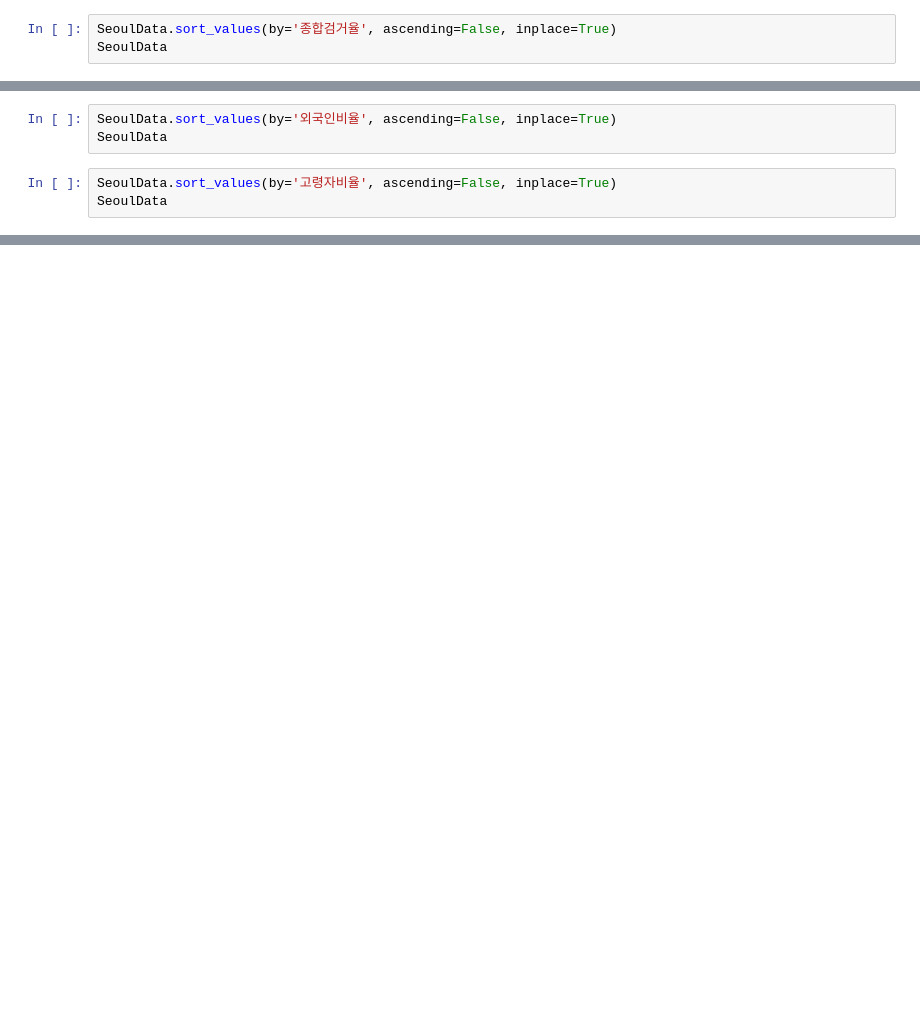
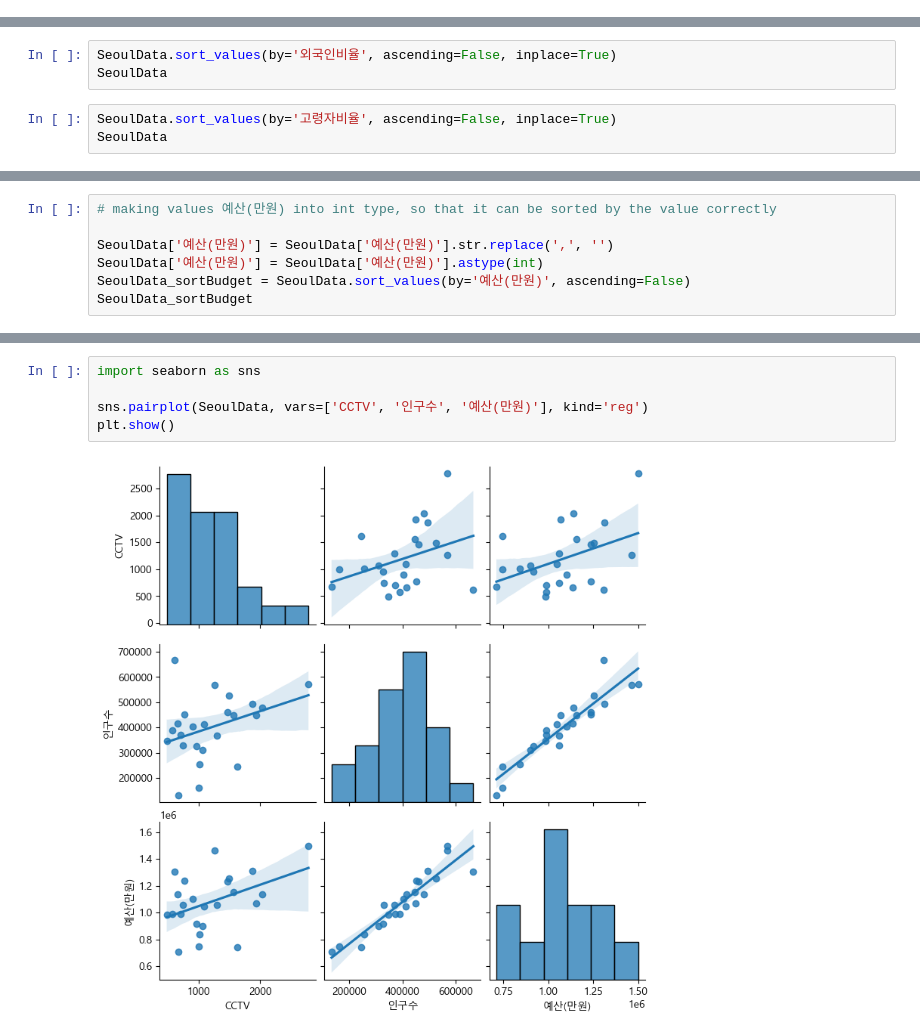
Before and after one commit to 5peaker/engineering-pancake, a Jupyter notebook: SeoulData.ipynb, the cells around one changed output, grey strips where cells are left out. Cells and saved outputs as stored; diff of their text form; blank space fills up the shorter version.

```diff
--- a/SeoulData.ipynb
+++ b/SeoulData.ipynb
@@ -145,6 +159,3 @@ SeoulData.head()
-# %%
-SeoulData.sort_values(by='종합검거율', ascending=False, inplace=True)
-SeoulData
 # %%
 # make another dataframe Seouldata_sortCri, which contains sorted SeoulData by '범죄' in descending order
 SeoulData_sortCri = SeoulData.sort_values(by='범죄', ascending=False)
@@ -187,0 +169,7 @@ SeoulData_sortBudget은 예산 기준으로 정리
+# %%
+# making values 예산(만원) into int type, so that it can be sorted by the value correctly
+
+SeoulData['예산(만원)'] = SeoulData['예산(만원)'].str.replace(',', '')
+SeoulData['예산(만원)'] = SeoulData['예산(만원)'].astype(int)
+SeoulData_sortBudget = SeoulData.sort_values(by='예산(만원)', ascending=False)
+SeoulData_sortBudget
@@ -187,0 +194,7 @@ SeoulData_sortBudget은 예산 기준으로 정리
+# %%
+import seaborn as sns
+
+sns.pairplot(SeoulData, vars=['CCTV', '인구수', '예산(만원)'], kind='reg')
+plt.show()
+# %% [output]
+[figure, added]
```
Also changed, not shown: parts of 12 cells of this notebook, 1 other file.
